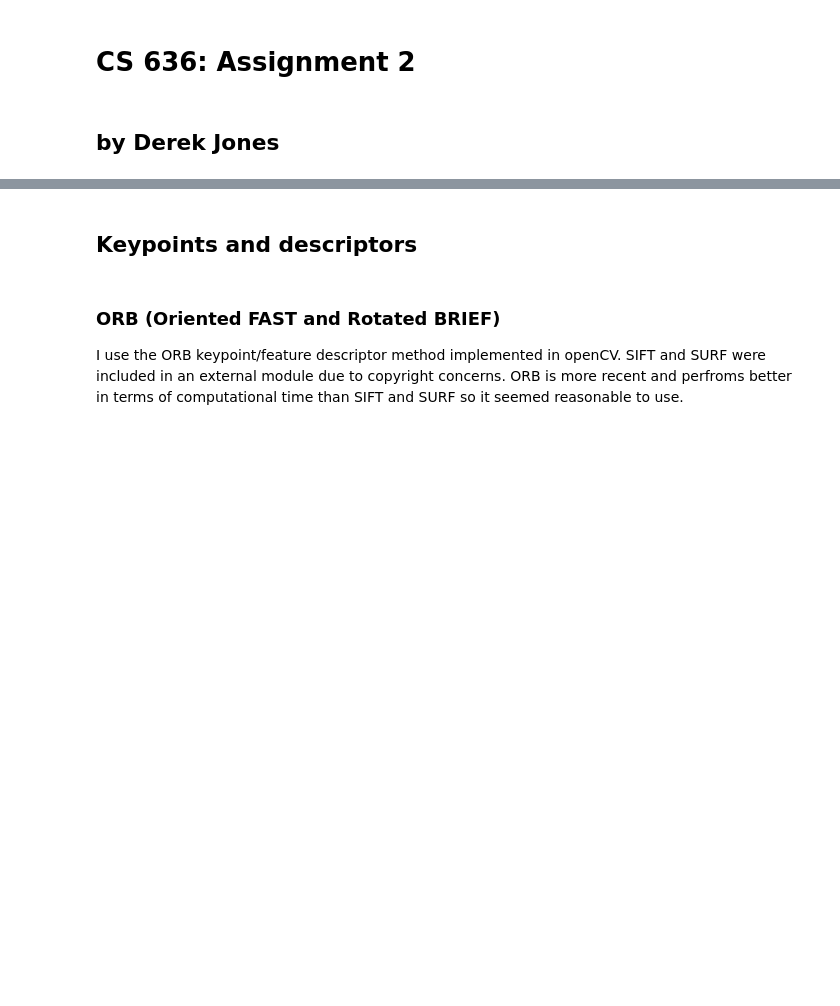
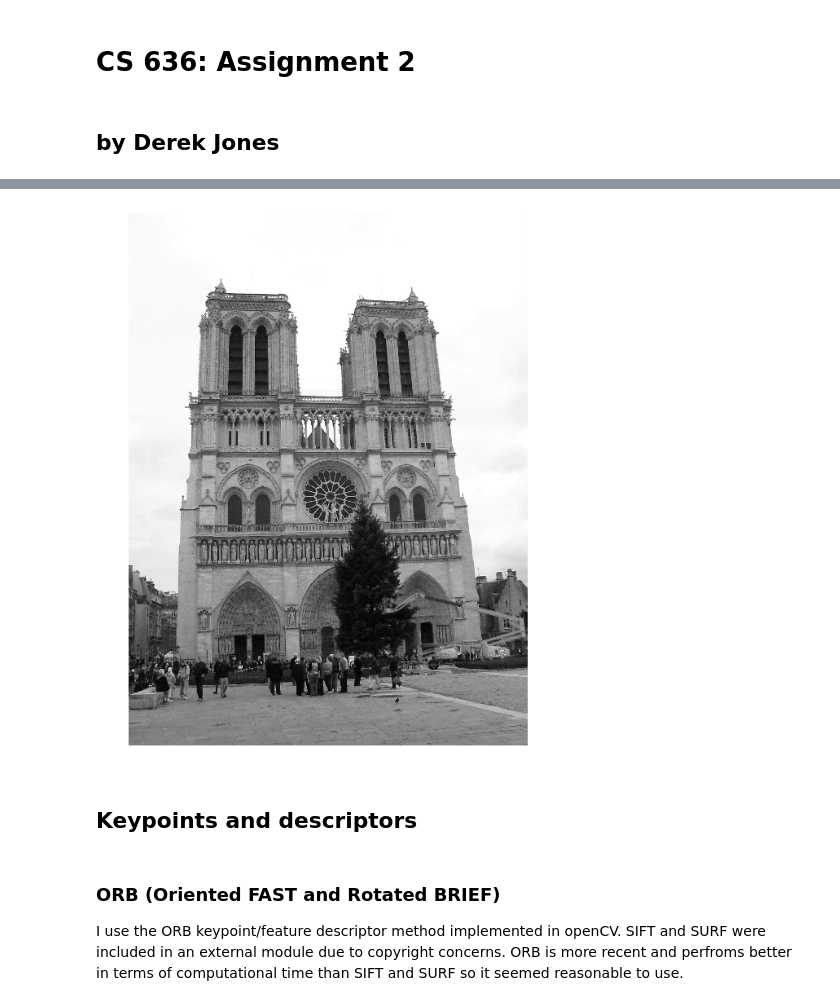
Before and after one commit to wderekjones/local_feature_matching, a Jupyter notebook: local_feature_matching.ipynb, the cells around one changed output, grey strips where cells are left out. Saved outputs shown, nothing was run; the diff lists cells and outputs as text; code cells hidden in the pictures; blank space fills up the shorter version.

```diff
--- a/local_feature_matching.ipynb
+++ b/local_feature_matching.ipynb
@@ -27,3 +38,15 @@ plt.show()
+# %%
+
+plt.figure(figsize=(width, height))
+
+img2 = cv2.imread('data/dataset_1_notre_dame/image_2.jpg',1)
+img2 = bgr_to_rgb(img2)
+
+plt.axis('off')
+plt.imshow(img2)
+plt.show()
+# %% [output]
+[figure, added]
 # %% [markdown]
 ## Keypoints and descriptors
 # %% [markdown]
```
Also changed, not shown: parts of 7 cells of this notebook, 15 other files.
